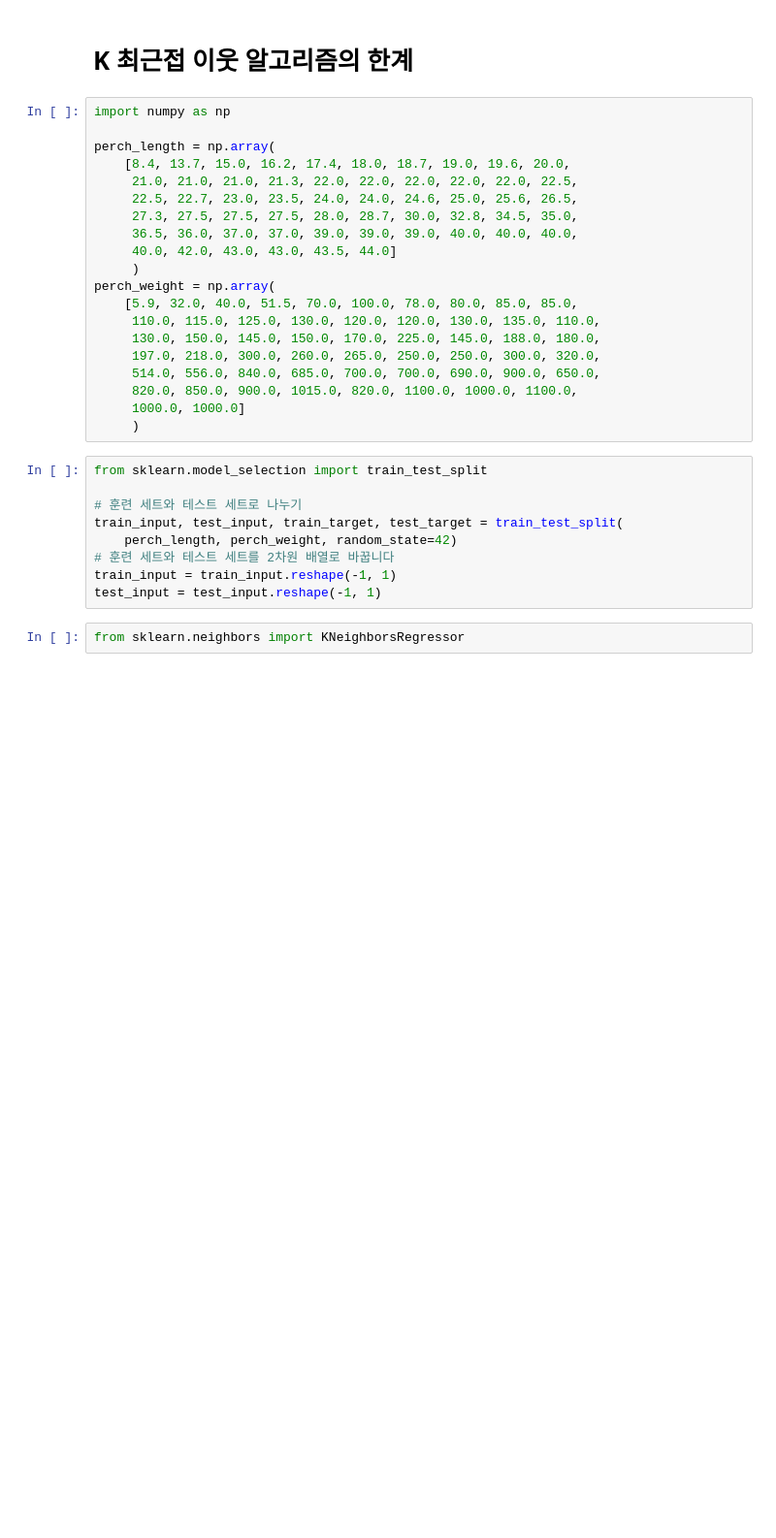
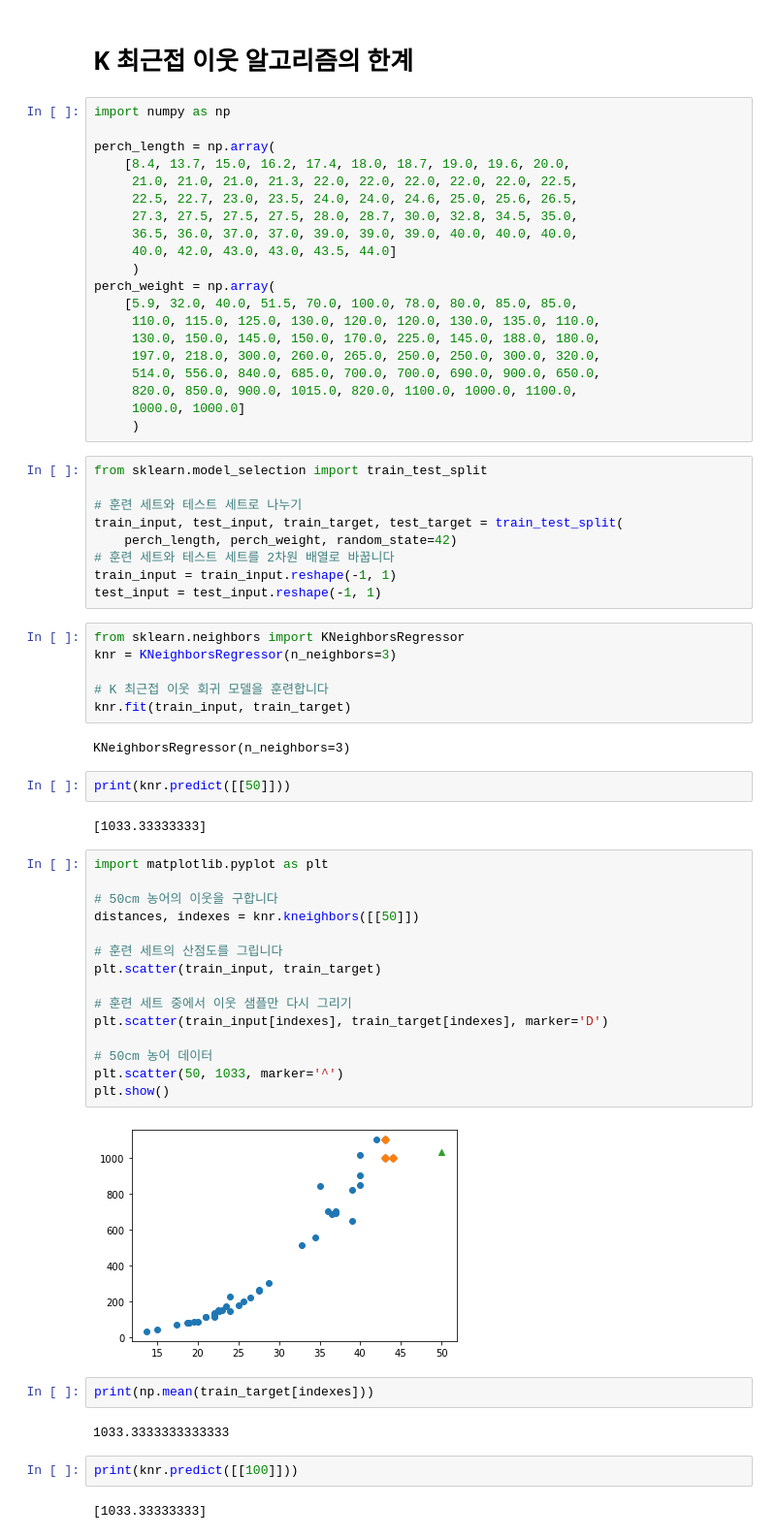
Before and after one commit to minecode0606/Python-Machine-Learning-Study, a Jupyter notebook: SelfStudyMachineLearming/chap3/linear regression.ipynb, the cells around one changed output. Shown at 97% size. Drawn from its saved outputs; the diff is of its cells as text; blank space fills up the shorter version.

```diff
--- a/SelfStudyMachineLearming/chap3/linear regression.ipynb
+++ b/SelfStudyMachineLearming/chap3/linear regression.ipynb
@@ -29,5 +29,40 @@ train_input, test_input, train_target, test_target = train_test_split(
 # 훈련 세트와 테스트 세트를 2차원 배열로 바꿉니다
 train_input = train_input.reshape(-1, 1)
 test_input = test_input.reshape(-1, 1)
-# %%
-from sklearn.neighbors import KNeighborsRegressor
+# %%
+from sklearn.neighbors import KNeighborsRegressor
+knr = KNeighborsRegressor(n_neighbors=3)
+
+# K 최근접 이웃 회귀 모델을 훈련합니다
+knr.fit(train_input, train_target)
+# %% [output]
+KNeighborsRegressor(n_neighbors=3)
+# %%
+print(knr.predict([[50]]))
+# %% [output]
+[1033.33333333]
+# %%
+import matplotlib.pyplot as plt
+
+# 50cm 농어의 이웃을 구합니다
+distances, indexes = knr.kneighbors([[50]])
+
+# 훈련 세트의 산점도를 그립니다
+plt.scatter(train_input, train_target)
+
+# 훈련 세트 중에서 이웃 샘플만 다시 그리기
+plt.scatter(train_input[indexes], train_target[indexes], marker='D')
+
+# 50cm 농어 데이터
+plt.scatter(50, 1033, marker='^')
+plt.show()
+# %% [output]
+[figure, added]
+# %%
+print(np.mean(train_target[indexes]))
+# %% [output]
+1033.3333333333333
+# %%
+print(knr.predict([[100]]))
+# %% [output]
+[1033.33333333]
```
Also changed, not shown: parts of 11 cells of this notebook.
